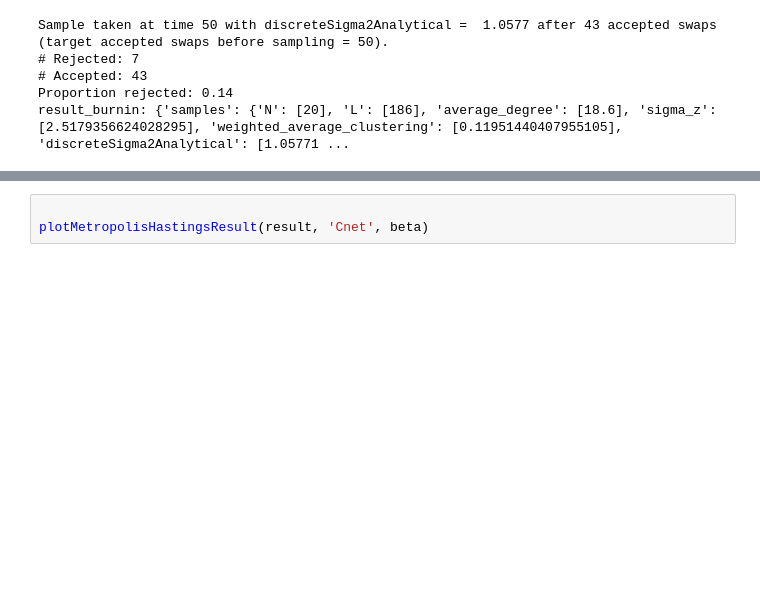
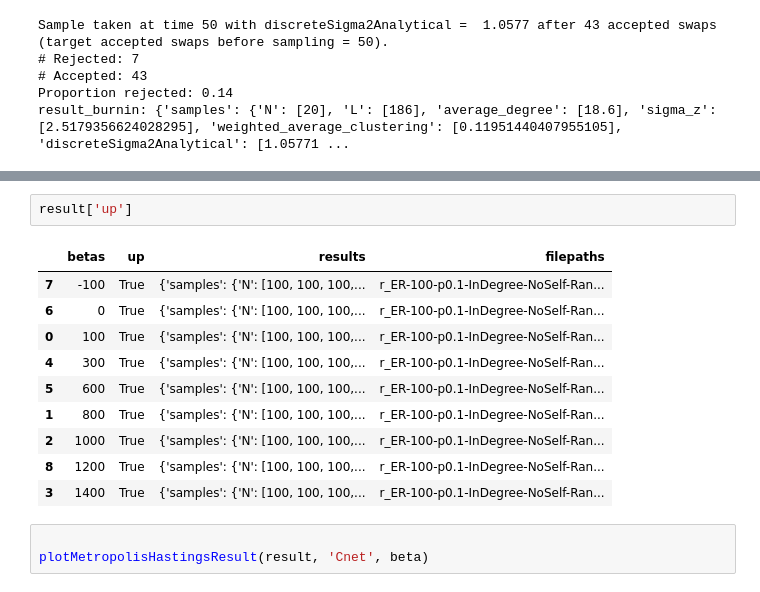
Before and after one commit to IsisChameleon/NetworkSyncCapstone, a Jupyter notebook: metropolis.ipynb, the cells around one changed output, grey strips where cells are left out. Cells and saved outputs as stored; diff of their text form; blank space fills up the shorter version.

```diff
--- a/metropolis.ipynb
+++ b/metropolis.ipynb
@@ -105,3 +151,16 @@ no weight
+# %%
+result['up']
+# %% [output]
+|  | betas | up | results | filepaths |
+| 7 | -100 | True | {'samples': {'N': [100, 100, 100,... | r_ER-100-p0.1-InDegree-NoSelf-Ran... |
+| 6 | 0 | True | {'samples': {'N': [100, 100, 100,... | r_ER-100-p0.1-InDegree-NoSelf-Ran... |
+| 0 | 100 | True | {'samples': {'N': [100, 100, 100,... | r_ER-100-p0.1-InDegree-NoSelf-Ran... |
+| 4 | 300 | True | {'samples': {'N': [100, 100, 100,... | r_ER-100-p0.1-InDegree-NoSelf-Ran... |
+| 5 | 600 | True | {'samples': {'N': [100, 100, 100,... | r_ER-100-p0.1-InDegree-NoSelf-Ran... |
+| 1 | 800 | True | {'samples': {'N': [100, 100, 100,... | r_ER-100-p0.1-InDegree-NoSelf-Ran... |
+| 2 | 1000 | True | {'samples': {'N': [100, 100, 100,... | r_ER-100-p0.1-InDegree-NoSelf-Ran... |
+| 8 | 1200 | True | {'samples': {'N': [100, 100, 100,... | r_ER-100-p0.1-InDegree-NoSelf-Ran... |
+| 3 | 1400 | True | {'samples': {'N': [100, 100, 100,... | r_ER-100-p0.1-InDegree-NoSelf-Ran... |
 # %%
 
 plotMetropolisHastingsResult(result, 'Cnet', beta)
```
Also changed, not shown: parts of 3 cells of this notebook, 3 other files.
